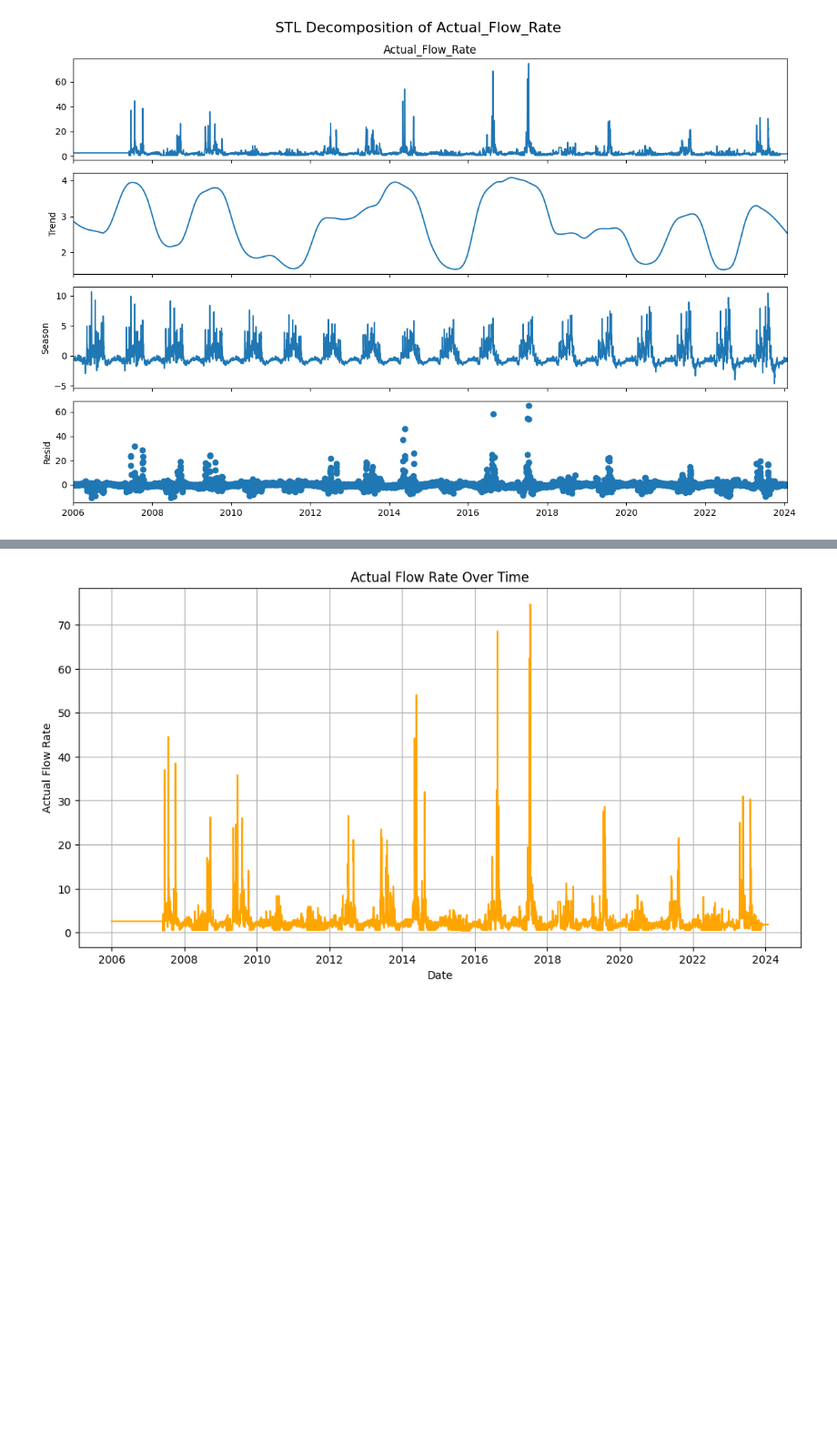
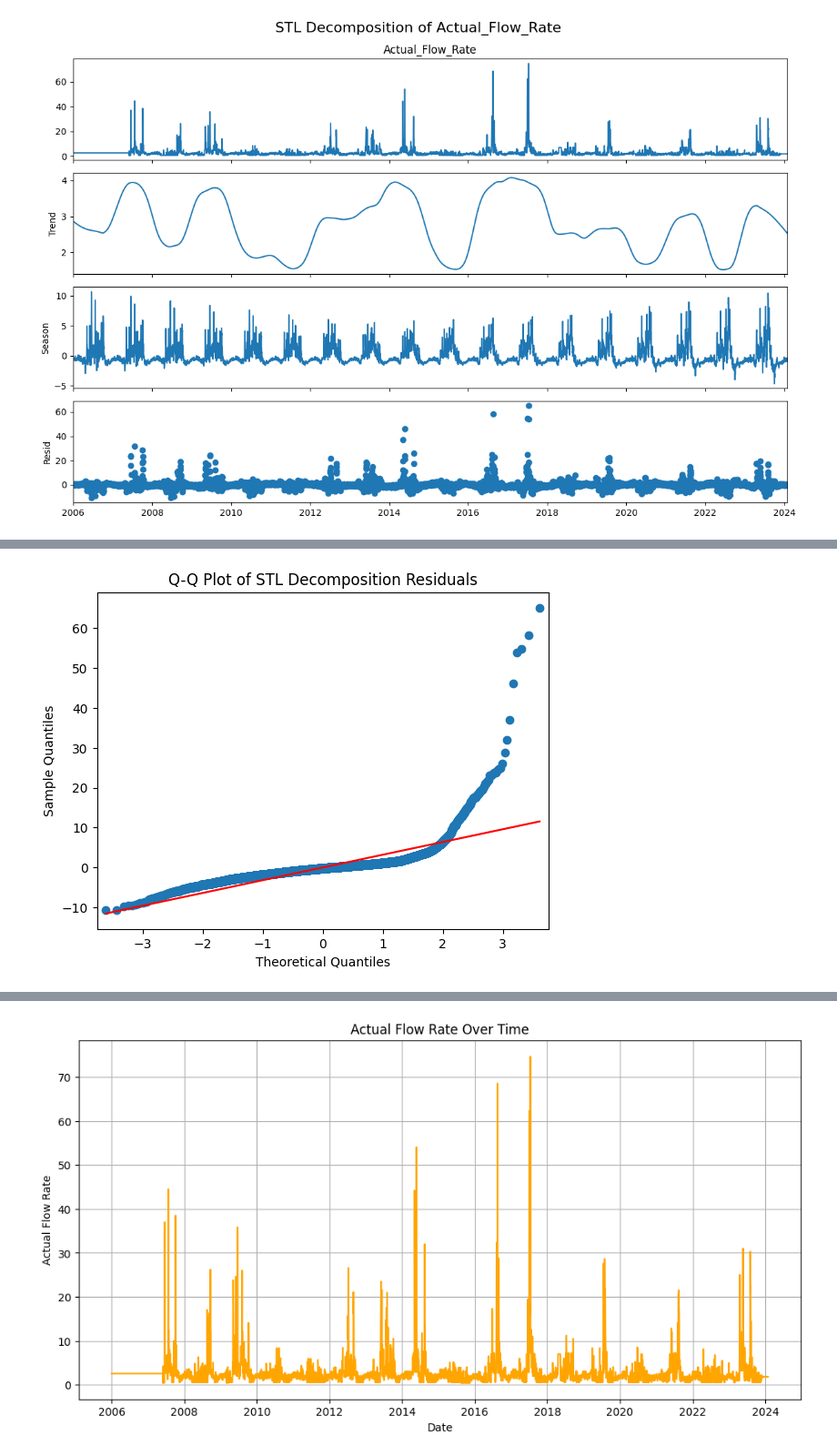
Before and after one commit to MohamamdAghaei/Acea-Smart-Water-Analytics, a Jupyter notebook: Big_Data_project_Water_Analytics.ipynb, the cells around one changed output, grey strips where cells are left out. Shown at 91% size. Drawn from its saved outputs; the diff is of its cells as text; code cells hidden in the pictures; blank space fills up the shorter version.

```diff
--- a/Big_Data_project_Water_Analytics.ipynb
+++ b/Big_Data_project_Water_Analytics.ipynb
@@ -296,0 +313,29 @@ plt.show()
+# %%
+from statsmodels.stats.diagnostic import het_breuschpagan
+import statsmodels.api as sm
+import numpy as np
+
+# Get the residuals from your STL decomposition
+residuals = result.resid
+
+# Use a simple time-based independent variable (e.g., index range)
+X = sm.add_constant(np.arange(len(residuals)))  # Add constant for intercept
+
+# Run the Breusch-Pagan test
+bp_test = het_breuschpagan(residuals, X)
+
+# Organize results
+labels = ['Lagrange multiplier statistic', 'p-value', 'f-value', 'f p-value']
+results = dict(zip(labels, bp_test))
+
+# Print formatted results
+print("📊 Breusch-Pagan Test Results")
+print("--------------------------------")
+for label, value in results.items():
+    print(f"{label:35}: {value:.4f}")
+
+# Automatic interpretation
+if results['p-value'] > 0.05:
+    print("\n✅ Residuals appear to have constant variance (Homoscedasticity) — Fail to reject H₀")
+else:
+    print("\n❌ Residuals may have non-constant variance (Heteroscedasticity) — Reject H₀")
@@ -296,0 +351,12 @@ plt.show()
+# %%
+# prompt: make Q Q plot
+
+import statsmodels.api as sm
+# Get the residuals from your STL decomposition
+residuals = result.resid
+# Make Q-Q plot
+sm.qqplot(residuals, line='s') # 's' for a standardized line
+plt.title('Q-Q Plot of STL Decomposition Residuals')
+plt.show()
+# %% [output]
+[figure, added]
```
Also changed, not shown: parts of 6 cells of this notebook.
